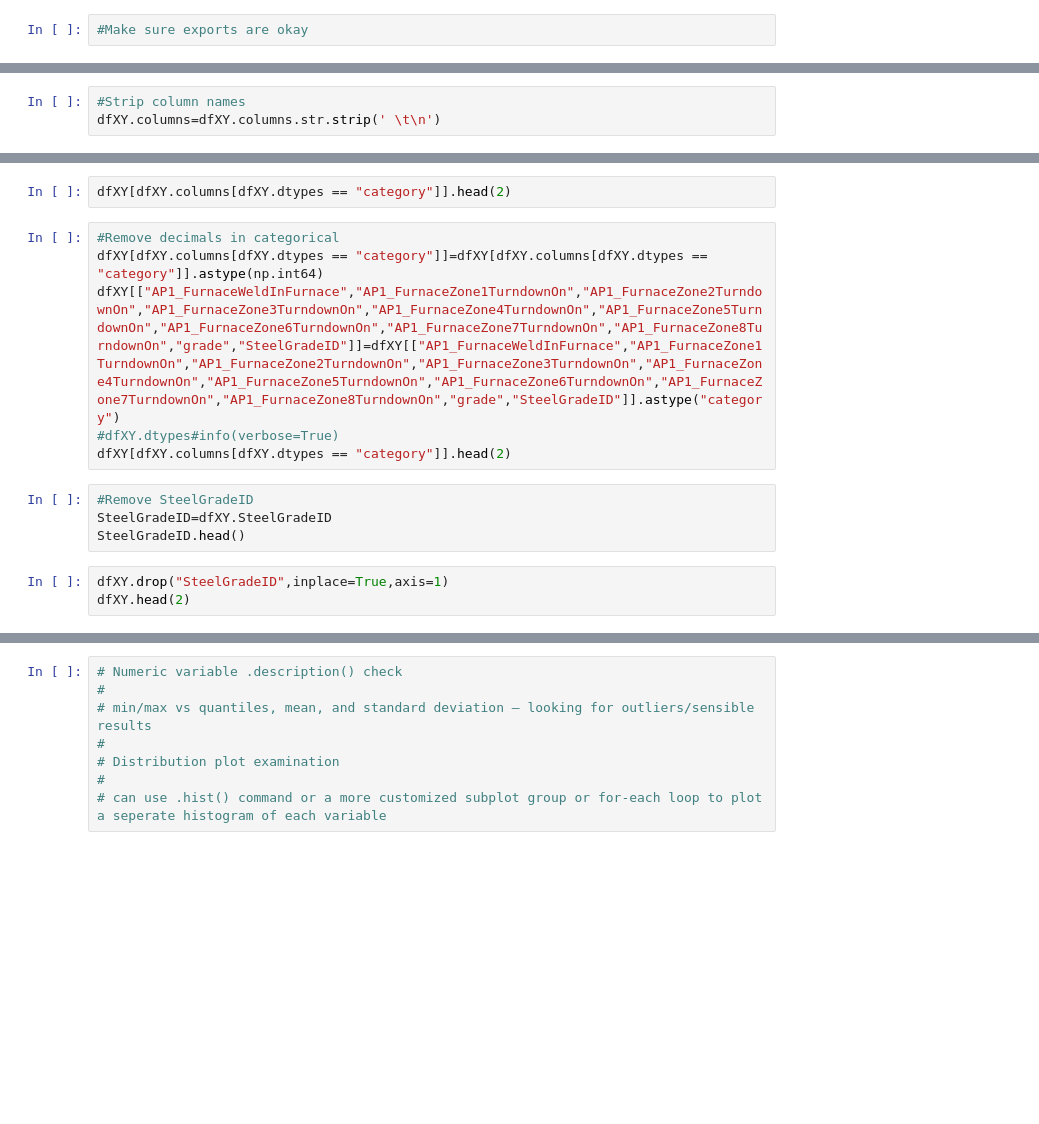
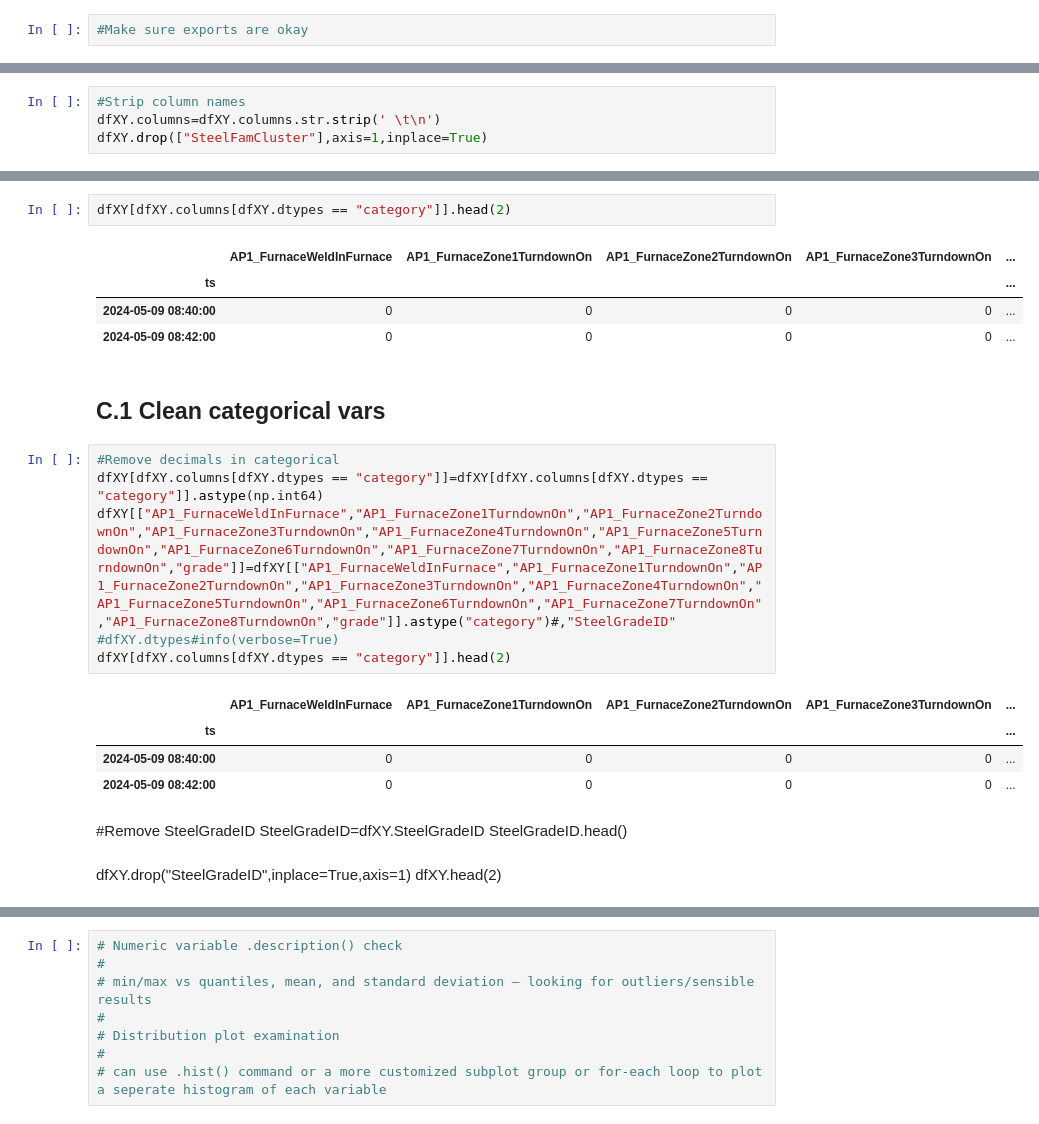
Before and after one commit to Jorgesd13/AP1, a Jupyter notebook: EDAproject/EDA1V/EDA1V_new.ipynb, the cells around one changed output, grey strips where cells are left out. Drawn from its saved outputs; the diff is of its cells as text; blank space fills up the shorter version.

```diff
--- a/EDAproject/EDA1V/EDA1V_new.ipynb
+++ b/EDAproject/EDA1V/EDA1V_new.ipynb
@@ -25,4 +57,5 @@ dfXY.head(2)
 # %%
 #Strip column names
 dfXY.columns=dfXY.columns.str.strip(' \t\n')
+dfXY.drop(["SteelFamCluster"],axis=1,inplace=True)
 # %%
@@ -32,18 +91,30 @@ dfXY.isna().sum().head()
 # %%
 dfXY[dfXY.columns[dfXY.dtypes == "category"]].head(2)
+# %% [output]
+|  | AP1_FurnaceWeldInFurnace | AP1_FurnaceZone1TurndownOn | AP1_FurnaceZone2TurndownOn | AP1_FurnaceZone3TurndownOn | ... |
+| ts |  |  |  |  | ... |
+| 2024-05-09 08:40:00 | 0 | 0 | 0 | 0 | ... |
+| 2024-05-09 08:42:00 | 0 | 0 | 0 | 0 | ... |
+# %% [markdown]
+## C.1 Clean categorical vars
 # %%
 #Remove decimals in categorical
 dfXY[dfXY.columns[dfXY.dtypes == "category"]]=dfXY[dfXY.columns[dfXY.dtypes == "category"]].astype(np.int64)
-dfXY[["AP1_FurnaceWeldInFurnace","AP1_FurnaceZone1TurndownOn","AP1_FurnaceZone2TurndownOn","AP1_FurnaceZone3TurndownOn","AP1_FurnaceZone4TurndownOn","AP1_FurnaceZone5TurndownOn","AP1_FurnaceZone6TurndownOn","AP1_FurnaceZone7TurndownOn","AP1_FurnaceZone8TurndownOn","grade","SteelGradeID"]]=dfXY[["AP1_FurnaceWeldInFurnace","AP1_FurnaceZone1TurndownOn","AP1_FurnaceZone2TurndownOn","AP1_FurnaceZone3TurndownOn","AP1_FurnaceZone4TurndownOn","AP1_FurnaceZone5TurndownOn","AP1_FurnaceZone6TurndownOn","AP1_FurnaceZone7TurndownOn","AP1_FurnaceZone8TurndownOn","grade","SteelGradeID"]].astype("category")
+dfXY[["AP1_FurnaceWeldInFurnace","AP1_FurnaceZone1TurndownOn","AP1_FurnaceZone2TurndownOn","AP1_FurnaceZone3TurndownOn","AP1_FurnaceZone4TurndownOn","AP1_FurnaceZone5TurndownOn","AP1_FurnaceZone6TurndownOn","AP1_FurnaceZone7TurndownOn","AP1_FurnaceZone8TurndownOn","grade"]]=dfXY[["AP1_FurnaceWeldInFurnace","AP1_FurnaceZone1TurndownOn","AP1_FurnaceZone2TurndownOn","AP1_FurnaceZone3TurndownOn","AP1_FurnaceZone4TurndownOn","AP1_FurnaceZone5TurndownOn","AP1_FurnaceZone6TurndownOn","AP1_FurnaceZone7TurndownOn","AP1_FurnaceZone8TurndownOn","grade"]].astype("category")#,"SteelGradeID"
 #dfXY.dtypes#info(verbose=True)
 dfXY[dfXY.columns[dfXY.dtypes == "category"]].head(2)
+# %% [output]
+|  | AP1_FurnaceWeldInFurnace | AP1_FurnaceZone1TurndownOn | AP1_FurnaceZone2TurndownOn | AP1_FurnaceZone3TurndownOn | ... |
+| ts |  |  |  |  | ... |
+| 2024-05-09 08:40:00 | 0 | 0 | 0 | 0 | ... |
+| 2024-05-09 08:42:00 | 0 | 0 | 0 | 0 | ... |
-# %%
-#Remove SteelGradeID
-SteelGradeID=dfXY.SteelGradeID
-SteelGradeID.head()
-# %%
-dfXY.drop("SteelGradeID",inplace=True,axis=1)
-dfXY.head(2)
+# %% [markdown]
+#Remove SteelGradeID
+SteelGradeID=dfXY.SteelGradeID
+SteelGradeID.head()
+# %% [markdown]
+dfXY.drop("SteelGradeID",inplace=True,axis=1)
+dfXY.head(2)
 # %%
 #Make a copy of dfXY in case
 dfXYold = dfXY.copy()
```
Also changed, not shown: parts of 27 cells of this notebook, 48 other files.
